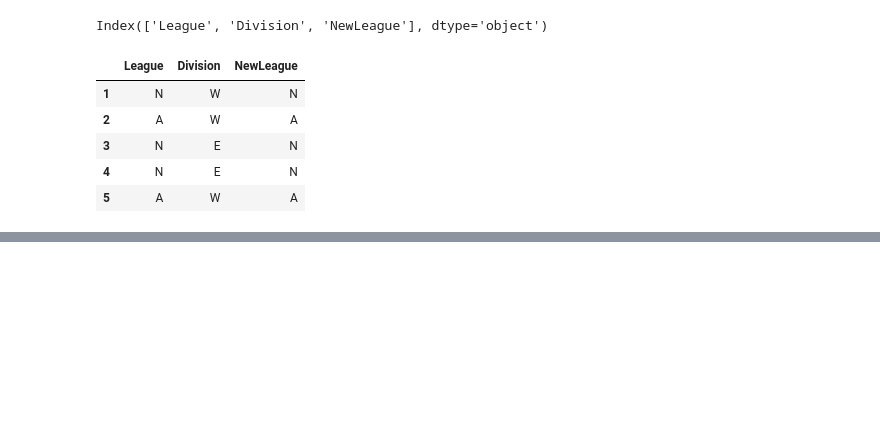
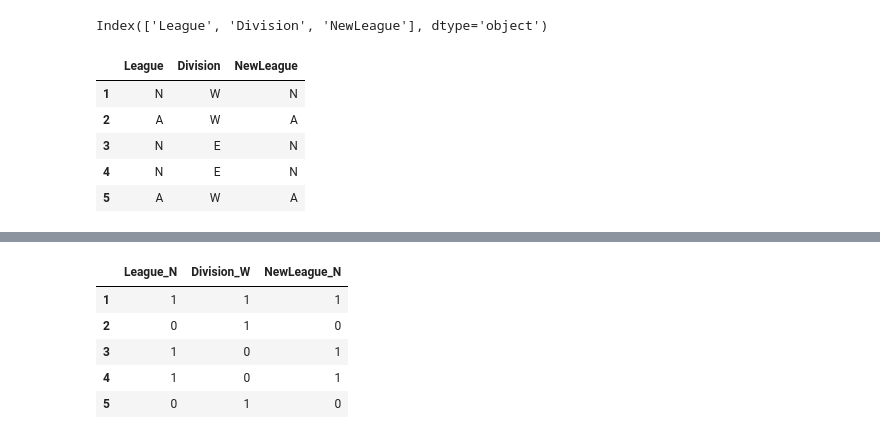
Before and after one commit to Rtavakol/ISLR, a Jupyter notebook: Notebooks/Chapter 6/Lab3/Lab 3.ipynb, the cells around one changed output, grey strips where cells are left out. Cells and saved outputs as stored; diff of their text form; code cells hidden in the pictures; blank space fills up the shorter version.

```diff
--- a/Notebooks/Chapter 6/Lab3/Lab 3.ipynb
+++ b/Notebooks/Chapter 6/Lab3/Lab 3.ipynb
@@ -89,0 +113,11 @@ df_hitter[object_col[object_col == True].index].describe()
+# %%
+# Intotal 6 columns with dummy variables, we just need 3 of them:
+df_dummies = dummies.iloc[:, 1::2]
+df_dummies.head()
+# %% [output]
+|  | League_N | Division_W | NewLeague_N |
+| 1 | 1 | 1 | 1 |
+| 2 | 0 | 1 | 0 |
+| 3 | 1 | 0 | 1 |
+| 4 | 1 | 0 | 1 |
+| 5 | 0 | 1 | 0 |
```
Also changed, not shown: parts of 20 cells of this notebook.
